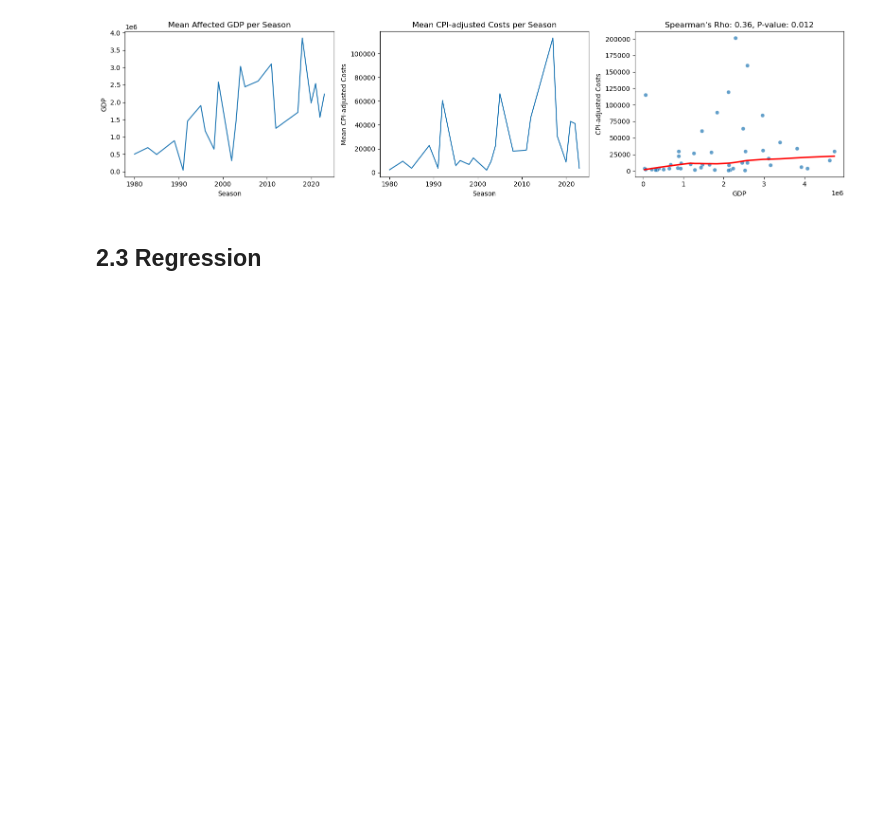
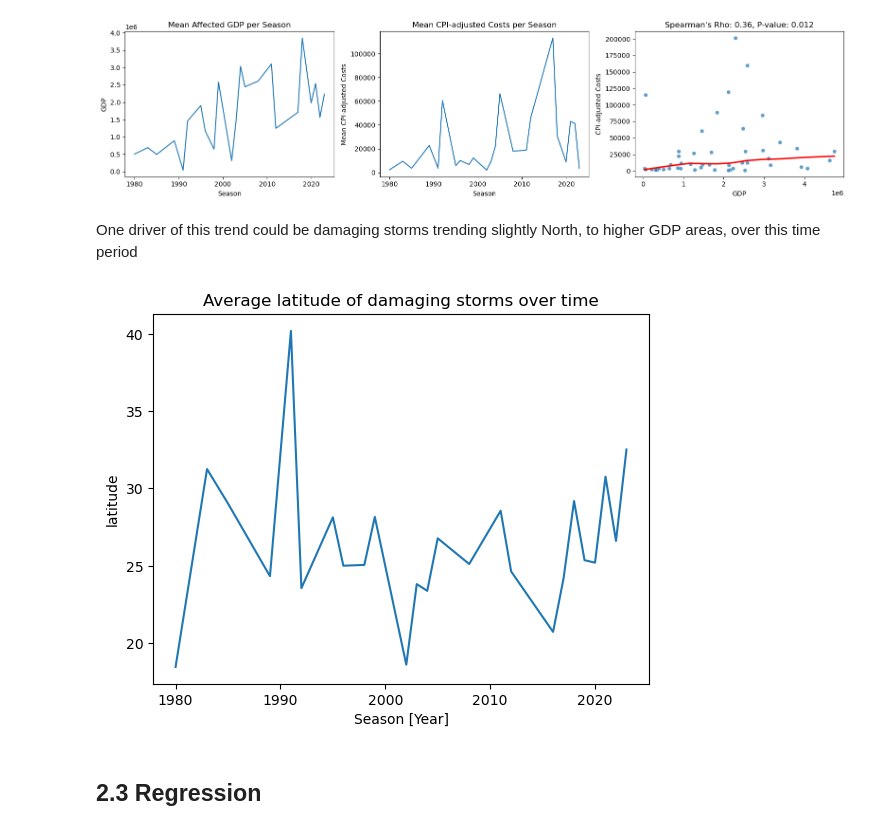
Before and after one commit to spariser/Hurricane_ML_proj_t5, a Jupyter notebook: Project1_Story_0210.ipynb, the cells around one changed output. Drawn from its saved outputs; the diff is of its cells as text; code cells hidden in the pictures; blank space fills up the shorter version.

Commit message:
adding lat trends

```diff
--- a/Project1_Story_0210.ipynb
+++ b/Project1_Story_0210.ipynb
@@ -1243,6 +1247,17 @@ plt.tight_layout()
 plt.show()
 # %% [output]
 [figure]
+# %% [markdown]
+One driver of this trend could be damaging storms trending slightly North, to higher GDP areas, over this time period
+# %%
+storms_damage_test = storms_damage.copy()
+gb = storms_damage_test.groupby('season').mean()
+gb.two_moment.plot()
+plt.ylabel("latitude")
+plt.title("Average latitude of damaging storms over time")
+plt.show()
+# %% [output]
+[figure, added]
 # %% [markdown]
 ## 2.3 Regression
 # %% [markdown]
```
Also changed, not shown: parts of 3 cells of this notebook.
